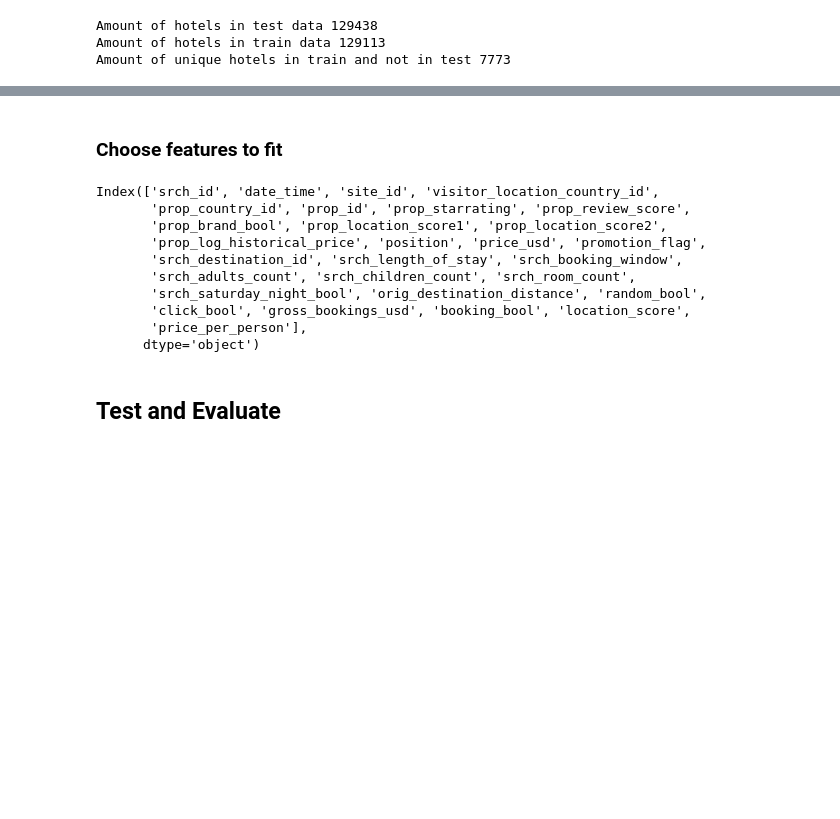
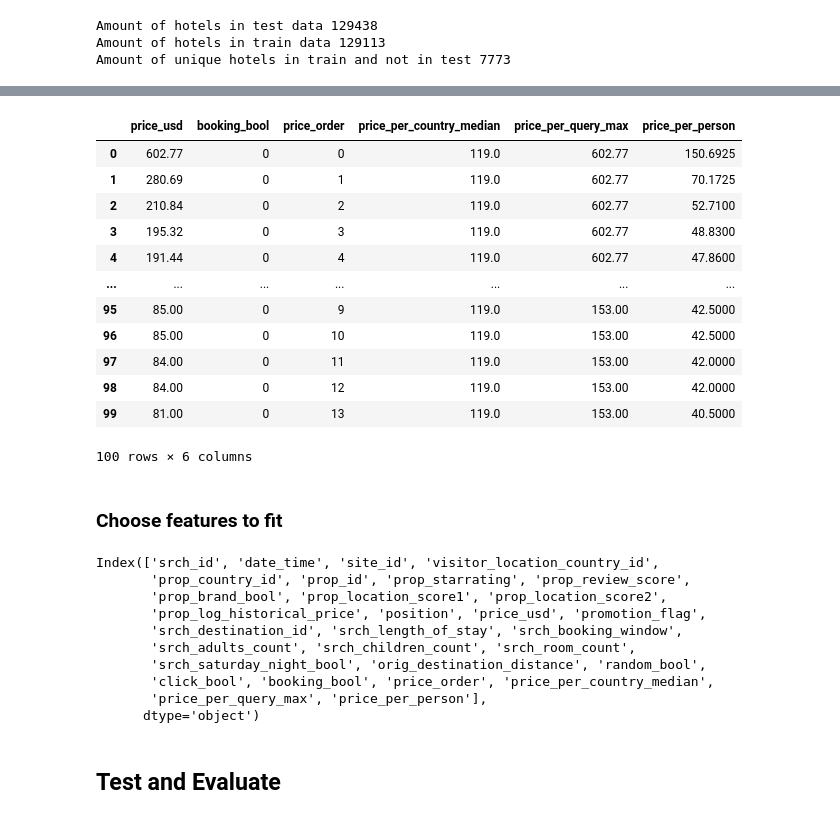
Before and after one commit to wolfbrr/DMT-2022-114, a Jupyter notebook: assignment-2/assignment-2.ipynb, the cells around one changed output, grey strips where cells are left out. Saved outputs shown, nothing was run; the diff lists cells and outputs as text; code cells hidden in the pictures; blank space fills up the shorter version.

```diff
--- a/assignment-2/assignment-2.ipynb
+++ b/assignment-2/assignment-2.ipynb
@@ -386,3 +354,19 @@ columns not in both sets {'position', 'click_bool', 'gross_bookings_usd', 'booki
+# %%
+display(train_eng[['price_usd','booking_bool', 'price_order','price_per_country_median','price_per_query_max','price_per_person']].head(100))
+# %% [output]
+|  | price_usd | booking_bool | price_order | price_per_country_median | price_per_query_max | price_per_person |
+| 0 | 602.77 | 0 | 0 | 119.0 | 602.77 | 150.6925 |
+| 1 | 280.69 | 0 | 1 | 119.0 | 602.77 | 70.1725 |
+| 2 | 210.84 | 0 | 2 | 119.0 | 602.77 | 52.7100 |
+| 3 | 195.32 | 0 | 3 | 119.0 | 602.77 | 48.8300 |
+| 4 | 191.44 | 0 | 4 | 119.0 | 602.77 | 47.8600 |
+| ... | ... | ... | ... | ... | ... | ... |
+| 95 | 85.00 | 0 | 9 | 119.0 | 153.00 | 42.5000 |
+| 96 | 85.00 | 0 | 10 | 119.0 | 153.00 | 42.5000 |
+| 97 | 84.00 | 0 | 11 | 119.0 | 153.00 | 42.0000 |
+| 98 | 84.00 | 0 | 12 | 119.0 | 153.00 | 42.0000 |
+| 99 | 81.00 | 0 | 13 | 119.0 | 153.00 | 40.5000 |
+100 rows × 6 columns
 # %% [markdown]
 ### Choose features to fit
 # %%
@@ -396,10 +380,11 @@ features_to_choose = [#'srch_id',
                       'prop_country_id',
                       'prop_id',
                       'prop_starrating',
+
                       'prop_review_score',
                       'prop_brand_bool',
-                      #'prop_location_score1',
-                      #'prop_location_score2',
+                      'prop_location_score1',
+                      'prop_location_score2',
                       'prop_log_historical_price',
                       #'position',
                       'price_usd',
@@ -416,10 +401,12 @@ features_to_choose = [#'srch_id',
                       #'click_bool',
                       #'gross_bookings_usd',
                       #'booking_bool',
-                      'location_score',
+                      #'location_score',
                       #'historical_price',
                       #'price_per_country_median',
                       #'price_per_person'
+                       #'price_order',
+                       #'lklhd'
                         ]
 # %% [output]
 Index(['srch_id', 'date_time', 'site_id', 'visitor_location_country_id',
@@ -429,8 +416,8 @@ Index(['srch_id', 'date_time', 'site_id', 'visitor_location_country_id',
        'srch_destination_id', 'srch_length_of_stay', 'srch_booking_window',
        'srch_adults_count', 'srch_children_count', 'srch_room_count',
        'srch_saturday_night_bool', 'orig_destination_distance', 'random_bool',
-       'click_bool', 'gross_bookings_usd', 'booking_bool', 'location_score',
-       'price_per_person'],
+       'click_bool', 'booking_bool', 'price_order', 'price_per_country_median',
+       'price_per_query_max', 'price_per_person'],
       dtype='object')
 # %%
 #from mlxtend.frequent_patterns import apriori
```
Also changed, not shown: parts of 25 cells of this notebook.
